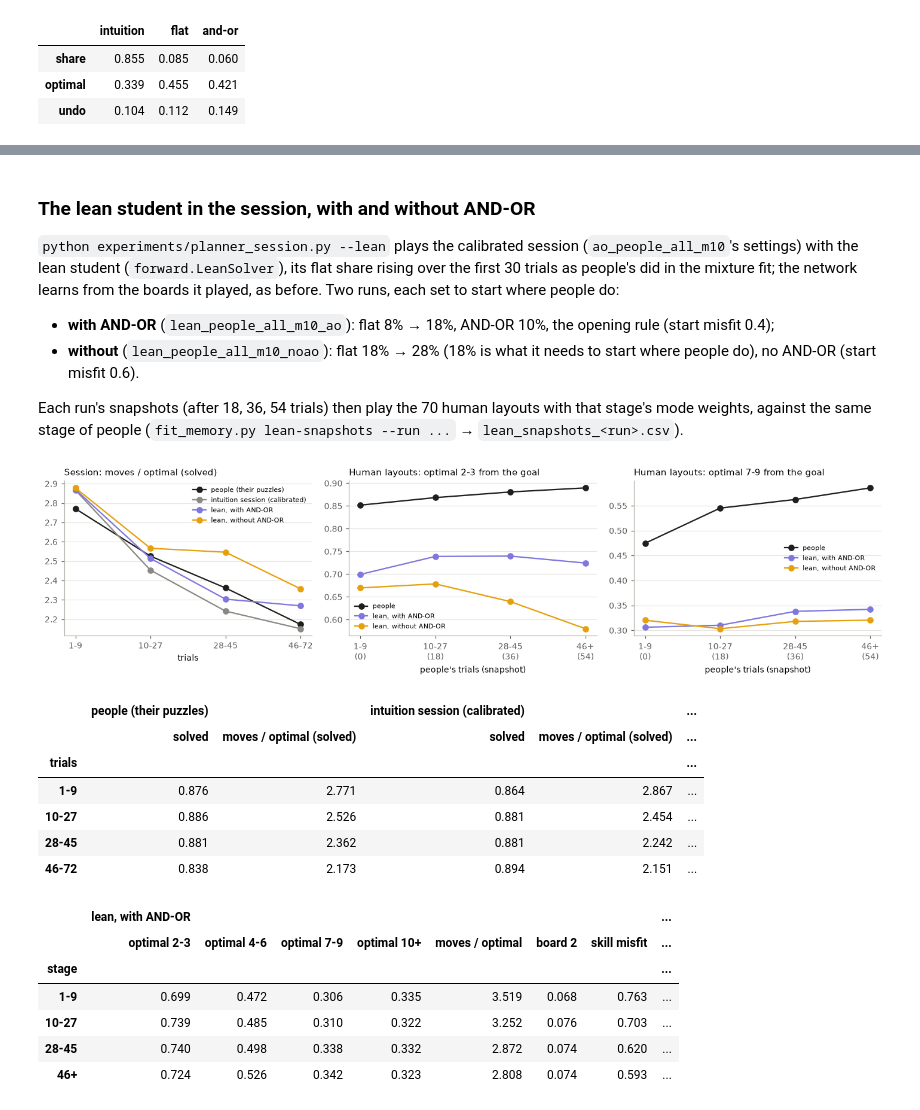
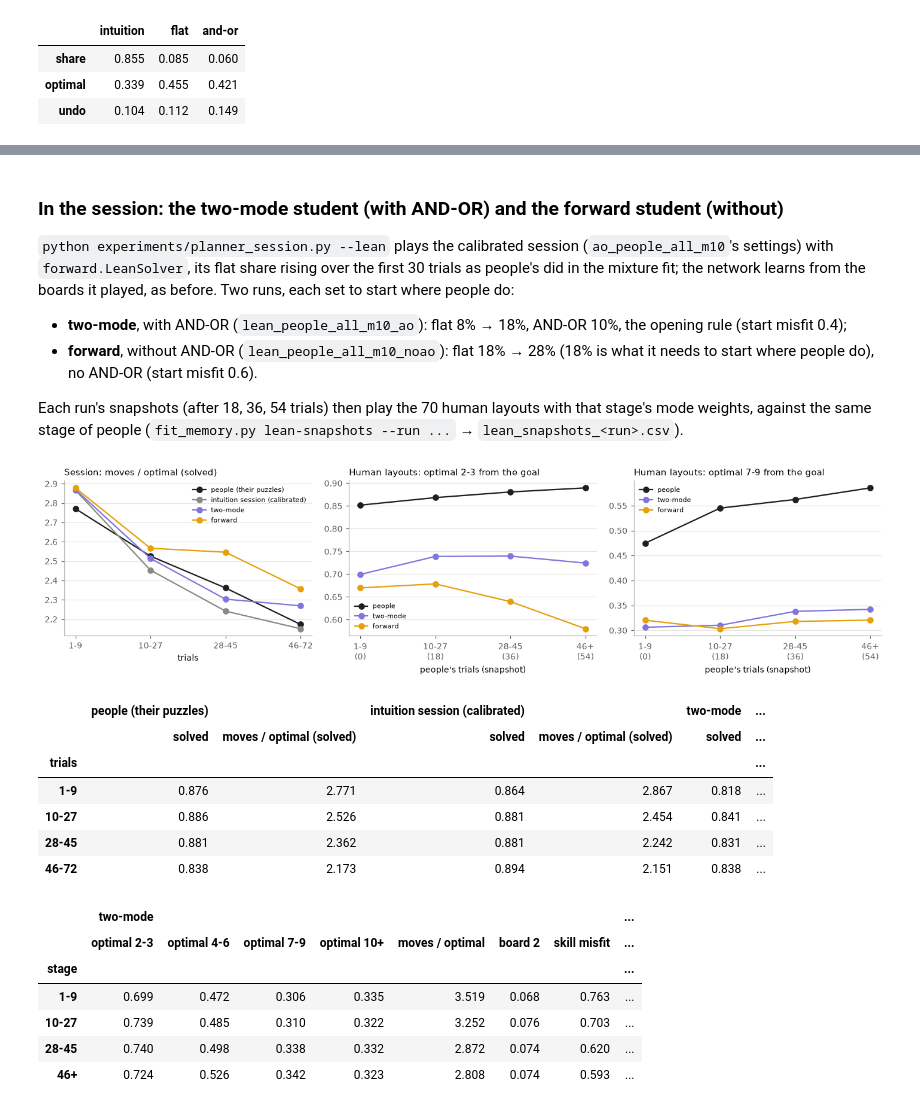
Before and after one commit to Appleseed4k/rush-hour, a Jupyter notebook: notebooks/p2.2_forward_planning.ipynb, the cells around one changed output, grey strips where cells are left out. Drawn from its saved outputs; the diff is of its cells as text; code cells hidden in the pictures.

```diff
--- a/notebooks/p2.2_forward_planning.ipynb
+++ b/notebooks/p2.2_forward_planning.ipynb
@@ -913,7 +913,7 @@ def calibrate(df, scale=0.3):
 def family(c):
     for prefix, name in [("intuition, hard", "intuition (the calibrated start)"), ("intuition, soft", "intuition, soft memory"),
                          ("best of 8", "best of 8 (4 + 4)"), ("forward", "forward rollouts"),
-                         ("flat+check", "flat + check"), ("flat", "flat"), ("two-mode", "two modes")]:
+                         ("flat+check", "flat + check"), ("flat", "flat"), ("two-mode", "impasse switch")]:
         if c.startswith(prefix):
             return name
 
@@ -925,7 +925,7 @@ cal = pd.concat([calibrate(mixed)] + [calibrate(pd.read_csv(os.path.join(SUMMARY
                                                 "two_mode_start_fit.csv")], ignore_index=True)
 cal["family"] = cal.config.map(family)
 COLORS = {"intuition (the calibrated start)": INK, "intuition, soft memory": "#8a8a85", "best of 8 (4 + 4)": "#7f77dd",
-          "forward rollouts": "#2a78d6", "flat": "#e6a00d", "flat + check": "#e6550d", "two modes": "#1d9e75"}
+          "forward rollouts": "#2a78d6", "flat": "#e6a00d", "flat + check": "#e6550d", "impasse switch": "#1d9e75"}
 fig, ax = plt.subplots(figsize=(7.5, 4.2))
 for fam, d in cal.groupby("family", sort=False):
     ax.scatter(d["moves / optimal"], d.solved, s=22, color=COLORS[fam], label=fam, alpha=0.85)
@@ -1412,14 +1417,14 @@ modes.round(3)
   puzzles it was calibrated on, against people's play from every trial. The differences between variants are the
   point; the session (with the flat share rising as the mixture found) is the next test.
 # %% [markdown]
-### The lean student in the session, with and without AND-OR
+### In the session: the two-mode student (with AND-OR) and the forward student (without)
 
-`python experiments/planner_session.py --lean` plays the calibrated session (`ao_people_all_m10`'s settings) with the
-lean student (`forward.LeanSolver`), its flat share rising over the first 30 trials as people's did in the mixture fit;
+`python experiments/planner_session.py --lean` plays the calibrated session (`ao_people_all_m10`'s settings) with
+`forward.LeanSolver`, its flat share rising over the first 30 trials as people's did in the mixture fit;
 the network learns from the boards it played, as before. Two runs, each set to start where people do:
 
-- **with AND-OR** (`lean_people_all_m10_ao`): flat 8% → 18%, AND-OR 10%, the opening rule (start misfit 0.4);
-- **without** (`lean_people_all_m10_noao`): flat 18% → 28% (18% is what it needs to start where people do), no AND-OR
+- **two-mode**, with AND-OR (`lean_people_all_m10_ao`): flat 8% → 18%, AND-OR 10%, the opening rule (start misfit 0.4);
+- **forward**, without AND-OR (`lean_people_all_m10_noao`): flat 18% → 28% (18% is what it needs to start where people do), no AND-OR
   (start misfit 0.6).
 
 Each run's snapshots (after 18, 36, 54 trials) then play the 70 human layouts with that stage's mode weights, against
@@ -1434,50 +1439,50 @@ for lo, hi in [(1, 9), (10, 27), (28, 45), (46, 72)]:
                          "moves / optimal (solved)": (w.moves / w.distance).groupby(w.subject).mean().mean()})
 curves = {"people (their puzzles)": pd.DataFrame(people_curve).set_index("trials"),
           "intuition session (calibrated)": session_curve(os.path.join(fm.ARCHIVE_RUN, "sessions.json")),
-          "lean, with AND-OR": session_curve(os.path.join(paths.SESSIONS, "lean_people_all_m10_ao", "no_teacher",
+          "two-mode": session_curve(os.path.join(paths.SESSIONS, "lean_people_all_m10_ao", "no_teacher",
                                                          "sessions.json")),
-          "lean, without AND-OR": session_curve(os.path.join(paths.SESSIONS, "lean_people_all_m10_noao", "no_teacher",
+          "forward": session_curve(os.path.join(paths.SESSIONS, "lean_people_all_m10_noao", "no_teacher",
                                                             "sessions.json"))}
 lean_paired = {}
-for name, run in [("lean, with AND-OR", "lean_people_all_m10_ao"), ("lean, without AND-OR", "lean_people_all_m10_noao")]:
+for name, run in [("two-mode", "lean_people_all_m10_ao"), ("forward", "lean_people_all_m10_noao")]:
     f, _ = fm.summarize_learning(pd.read_csv(os.path.join(SUMMARY, f"lean_snapshots_{run}.csv")), fm.SNAP_STAGES)
     lean_paired[name] = f[[r.snapshot == fm.SNAP_OF[r.stage] for r in f.itertuples()]].set_index("stage")
 CURVE_COLORS = {"people (their puzzles)": INK, "intuition session (calibrated)": "#8a8a85",
-                "lean, with AND-OR": "#7f77dd", "lean, without AND-OR": "#e6a00d"}
+                "two-mode": "#7f77dd", "forward": "#e6a00d"}
 fig, axes = plt.subplots(1, 3, figsize=(13, 3.4))
 xs = range(4)
 for name, d in curves.items():
     axes[0].plot(xs, d["moves / optimal (solved)"], "o-", color=CURVE_COLORS[name], label=name)
 axes[0].set_xticks(list(xs), curves["people (their puzzles)"].index)
 axes[0].set_xlabel("trials")
 axes[0].set_title("Session: moves / optimal (solved)")
 axes[0].legend(fontsize=7)
 for ax, col, title in [(axes[1], "optimal 2-3", "Human layouts: optimal 2-3 from the goal"),
                        (axes[2], "optimal 7-9", "Human layouts: optimal 7-9 from the goal")]:
     ax.plot(xs, speople.loc[list(fm.SNAP_STAGES), col], "o-", color=INK, label="people")
     for name, d in lean_paired.items():
         ax.plot(xs, d.loc[list(fm.SNAP_STAGES), col], "o-", color=CURVE_COLORS[name], label=name)
     ax.set_xticks(list(xs), [f"{s}\n({n})" for s, n in fm.SNAP_OF.items()])
     ax.set_xlabel("people's trials (snapshot)")
     ax.set_title(title)
     ax.legend(fontsize=7)
 for ax in axes:
     tidy(ax)
 plt.tight_layout()
 plt.show()
 display(pd.concat(curves, axis=1).round(3))
 pd.concat({name: d[["optimal 2-3", "optimal 4-6", "optimal 7-9", "optimal 10+", "moves / optimal", "board 2",
                     "skill misfit", "revisit misfit", "solved"]] for name, d in lean_paired.items()}, axis=1).round(3)
 # %% [output]
-[figure, old version]
+[figure, new version]
-|  | people (their puzzles) |  | intuition session (calibrated) |  | ... |
-|  | solved | moves / optimal (solved) | solved | moves / optimal (solved) | ... |
-| trials |  |  |  |  | ... |
-| 1-9 | 0.876 | 2.771 | 0.864 | 2.867 | ... |
-| 10-27 | 0.886 | 2.526 | 0.881 | 2.454 | ... |
-| 28-45 | 0.881 | 2.362 | 0.881 | 2.242 | ... |
-| 46-72 | 0.838 | 2.173 | 0.894 | 2.151 | ... |
+|  | people (their puzzles) |  | intuition session (calibrated) |  | two-mode | ... |
+|  | solved | moves / optimal (solved) | solved | moves / optimal (solved) | solved | ... |
+| trials |  |  |  |  |  | ... |
+| 1-9 | 0.876 | 2.771 | 0.864 | 2.867 | 0.818 | ... |
+| 10-27 | 0.886 | 2.526 | 0.881 | 2.454 | 0.841 | ... |
+| 28-45 | 0.881 | 2.362 | 0.881 | 2.242 | 0.831 | ... |
+| 46-72 | 0.838 | 2.173 | 0.894 | 2.151 | 0.838 | ... |
-|  | lean, with AND-OR |  |  |  |  |  |  | ... |
+|  | two-mode |  |  |  |  |  |  | ... |
 |  | optimal 2-3 | optimal 4-6 | optimal 7-9 | optimal 10+ | moves / optimal | board 2 | skill misfit | ... |
 | stage |  |  |  |  |  |  |  | ... |
 | 1-9 | 0.699 | 0.472 | 0.306 | 0.335 | 3.519 | 0.068 | 0.763 | ... |
```
Also changed, not shown: parts of 15 cells of this notebook, 9 other files.
